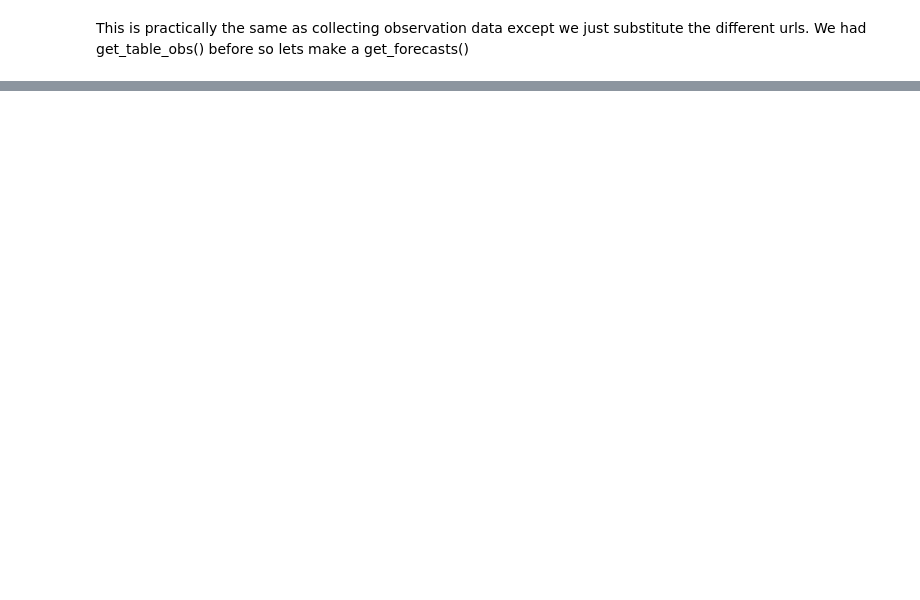
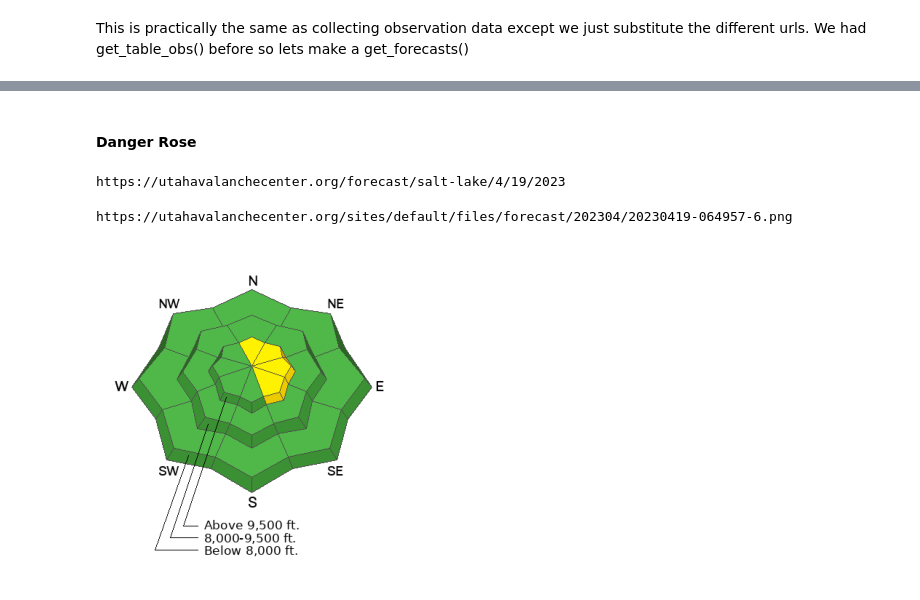
Before and after one commit to esturner/UtahAvlancheCenterScrape, a Jupyter notebook: collection_forecast_data.ipynb, the cells around one changed output, grey strips where cells are left out. Drawn from its saved outputs; the diff is of its cells as text; code cells hidden in the pictures; blank space fills up the shorter version.

Commit message:
Added some image files and ipynbs that explain process and has valuble functions

```diff
--- a/collection_forecast_data.ipynb
+++ b/collection_forecast_data.ipynb
@@ -54,0 +117,38 @@ page_obs.head()
+# %% [markdown]
+#### Danger Rose
+# %%
+todays_forecast_url = generate_forecast_url(TODAY, 'Salt Lake')
+page = requests.get(todays_forecast_url)
+soup = BeautifulSoup(page.content, 'html.parser')
+print(todays_forecast_url)
+#print(soup)
+# %% [output]
+https://utahavalanchecenter.org/forecast/salt-lake/4/19/2023
+# %%
+rose_url = uac_url + soup.find("img", class_="full-width compass-width sm-pb3").get('src')
+print(rose_url)
+
+plt.rcParams["figure.figsize"] = [7.50, 3.50]
+plt.rcParams["figure.autolayout"] = True
+
+im = Image.open(requests.get(rose_url, stream=True).raw)
+
+def plot_image(image, axis = False):
+    plt.imshow(image)
+    if not axis:
+        plt.axis('off')
+    plt.show()
+    return
+
+def plot_image_url(image_url, axis=False):
+    im = Image.open(requests.get(image_url, stream=True).raw)
+    plt.imshow(im)
+    if not axis:
+        plt.axis('off')
+    plt.show()
+    return
+
+plot_image(im)
+# %% [output]
+https://utahavalanchecenter.org/sites/default/files/forecast/202304/20230419-064957-6.png
+[figure, added]
```
Also changed, not shown: parts of 34 cells of this notebook, 4 other files.
